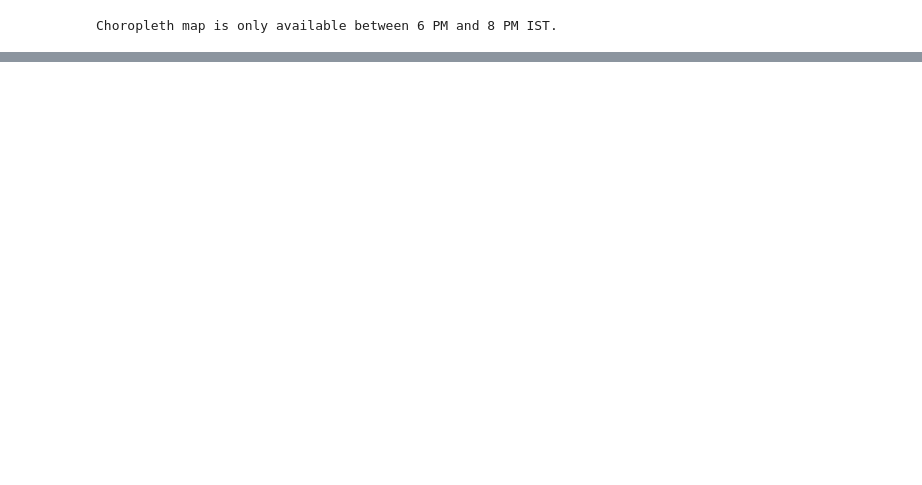
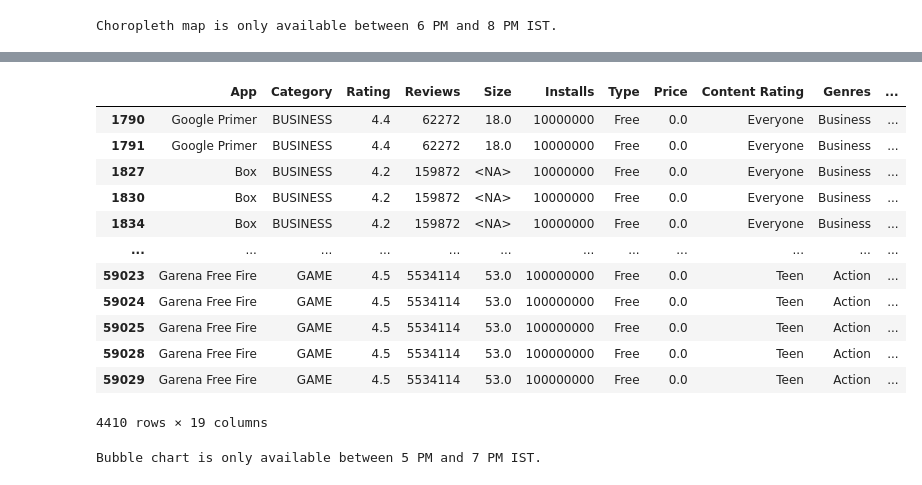
Before and after one commit to TanishqT7/Google-Play-Store-Data-Analytics, a Jupyter notebook: Internship/Internship.ipynb, the cells around one changed output, grey strips where cells are left out. Cells and saved outputs as stored; diff of their text form; code cells hidden in the pictures; blank space fills up the shorter version.

```diff
--- a/Internship/Internship.ipynb
+++ b/Internship/Internship.ipynb
@@ -781,0 +800,9 @@ Choropleth map is only available between 6 PM and 8 PM IST.
+# %%
+# Merge apps_df with review_df to get sentiment subjectivity
+merged_bubble = pd.merge(
+    apps_df,
+    review_df[['App', 'Sentiment_Subjectivity']],
+    on='App',
+    how='inner'
+)
+merged_bubble
@@ -781,0 +823,43 @@ Choropleth map is only available between 6 PM and 8 PM IST.
+# %%
+# Apply all filters
+filtered_bubble = merged_bubble[
+    (merged_bubble['Rating'] > 3.5) &
+    (merged_bubble['Category'].str.upper().isin(categories)) &
+    (merged_bubble['Reviews'] > 500) &
+    (~merged_bubble['App'].str.contains('s', case=False, na=False)) &
+    (merged_bubble['Sentiment_Subjectivity'] > 0.5) &
+    (merged_bubble['Installs'] > 50000)
+].copy()
+# %%
+# Translate categories for plotting
+def translate_category(cat):
+    cat_upper = cat.upper()
+    if cat_upper in category_translation:
+        return category_translation[cat_upper]
+    return cat
+
+filtered_bubble['Category_Display'] = filtered_bubble['Category'].apply(translate_category)
+# %%
+# Set color: pink for Game, default for others
+color_map = {
+    "GAME": "pink"
+}
+filtered_bubble['Color'] = filtered_bubble['Category'].apply(
+    lambda x: color_map.get(x.upper(), None)
+)
+# %%
+filtered_bubble
+# %% [output]
+|  | App | Category | Rating | Reviews | Size | Installs | Type | Price | Content Rating | Genres | ... |
+| 1790 | Google Primer | BUSINESS | 4.4 | 62272 | 18.0 | 10000000 | Free | 0.0 | Everyone | Business | ... |
+| 1791 | Google Primer | BUSINESS | 4.4 | 62272 | 18.0 | 10000000 | Free | 0.0 | Everyone | Business | ... |
+| 1827 | Box | BUSINESS | 4.2 | 159872 | <NA> | 10000000 | Free | 0.0 | Everyone | Business | ... |
+| 1830 | Box | BUSINESS | 4.2 | 159872 | <NA> | 10000000 | Free | 0.0 | Everyone | Business | ... |
+| 1834 | Box | BUSINESS | 4.2 | 159872 | <NA> | 10000000 | Free | 0.0 | Everyone | Business | ... |
+| ... | ... | ... | ... | ... | ... | ... | ... | ... | ... | ... | ... |
+| 59023 | Garena Free Fire | GAME | 4.5 | 5534114 | 53.0 | 100000000 | Free | 0.0 | Teen | Action | ... |
+| 59024 | Garena Free Fire | GAME | 4.5 | 5534114 | 53.0 | 100000000 | Free | 0.0 | Teen | Action | ... |
+| 59025 | Garena Free Fire | GAME | 4.5 | 5534114 | 53.0 | 100000000 | Free | 0.0 | Teen | Action | ... |
+| 59028 | Garena Free Fire | GAME | 4.5 | 5534114 | 53.0 | 100000000 | Free | 0.0 | Teen | Action | ... |
+| 59029 | Garena Free Fire | GAME | 4.5 | 5534114 | 53.0 | 100000000 | Free | 0.0 | Teen | Action | ... |
+4410 rows × 19 columns
@@ -781,0 +883,25 @@ Choropleth map is only available between 6 PM and 8 PM IST.
+# %%
+# Define the time window for the chart (5 PM to 7 PM IST)
+bubble_start_time = now_ist.replace(hour=17, minute=0, second=0, microsecond=0)
+bubble_end_time = now_ist.replace(hour=19, minute=0, second=0, microsecond=0)
+
+if bubble_start_time <= now_ist <= bubble_end_time:
+    fig_bubble = px.scatter(
+    filtered_bubble,
+    x='Size',
+    y='Rating',
+    size='Installs',
+    color='Category_Display',
+    color_discrete_map={'GAME': 'pink', 'सौंदर्य': '#636efa', 'வணிகம்': '#ef553b', 'Datierung': '#00cc96'},
+    hover_data=['App', 'Reviews', 'Installs'],
+    title='App Size vs. Average Rating (Filtered, Bubble Size = Installs)',
+    labels={'Size': 'App Size (MB)', 'Rating': 'Average Rating', 'Category_Display': 'Category',},
+    size_max=500,
+    )
+
+    pio.show(fig_bubble)
+
+else:
+    print("Bubble chart is only available between 5 PM and 7 PM IST.")
+# %% [output]
+Bubble chart is only available between 5 PM and 7 PM IST.
```
Also changed, not shown: parts of 8 cells of this notebook.
